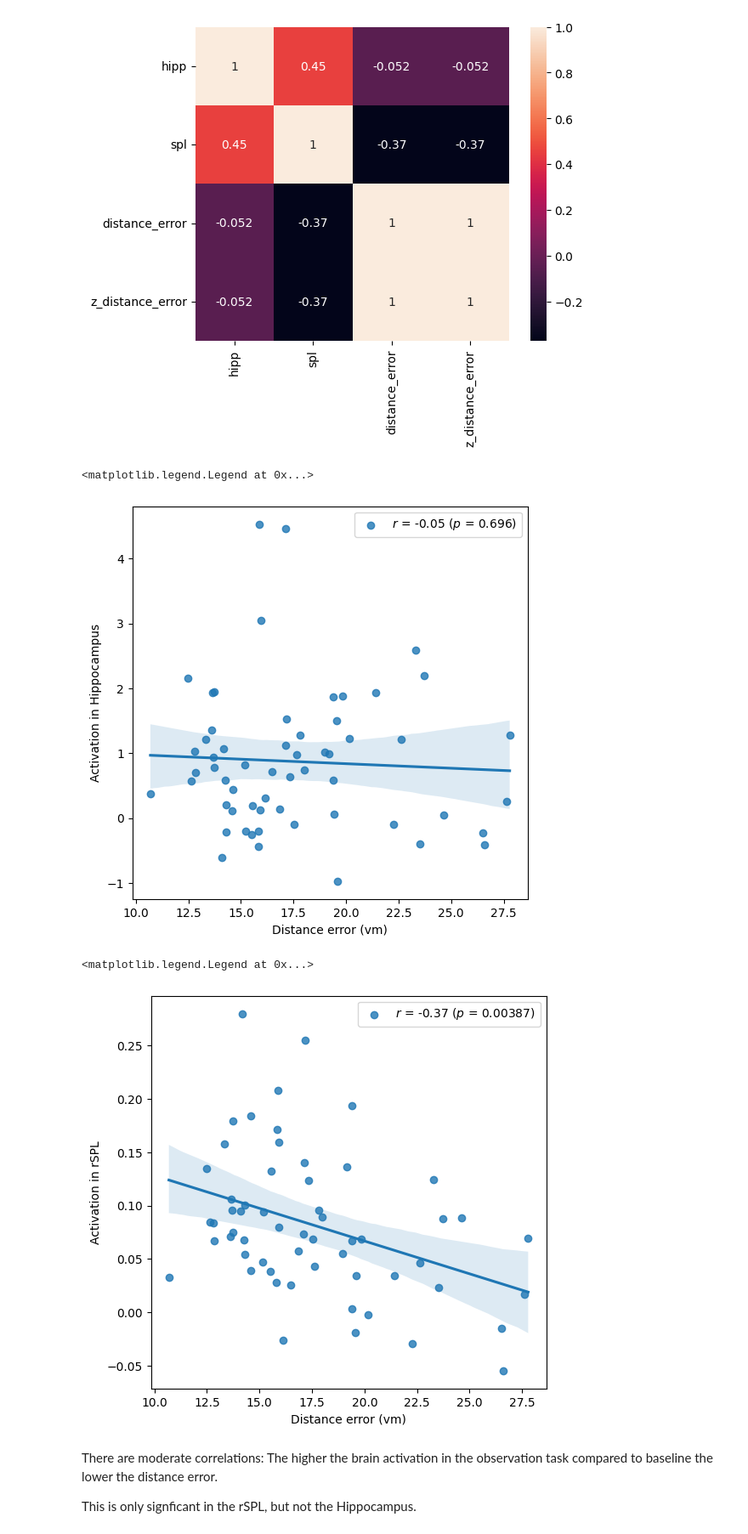
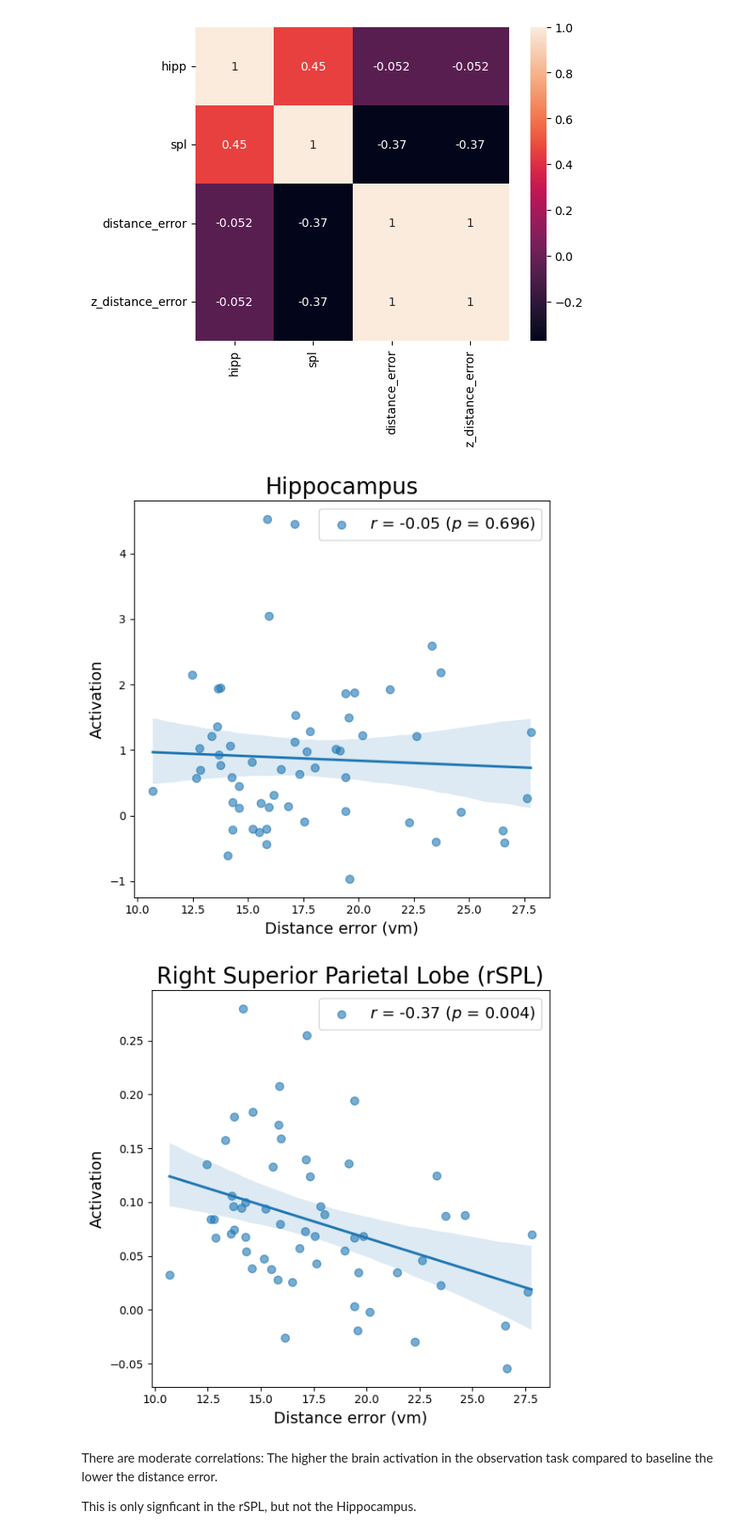
Before and after one commit to dominikpegler/tewa2-neuroimaging, a Jupyter notebook: assignments/group/Group assignment.ipynb, the cells around one changed output. Shown at 85% size. Drawn from its saved outputs; the diff is of its cells as text; code cells hidden in the pictures.

```diff
--- a/assignments/group/Group assignment.ipynb
+++ b/assignments/group/Group assignment.ipynb
@@ -1071,28 +981,46 @@ sns.regplot(
     data=dist_err,
     x="distance_error",
     y="hipp",
-    label=f"$r$ = {corr_r_hipp:.2f} ($p$ = {corr_p_hipp:.3g})",
+    label=f"$r$ = {corr_r_hipp:.2f} ($p$ = {corr_p_hipp:.3f})",
+    scatter_kws=dict(s=50, alpha=0.6),
 )
-plt.ylabel("Activation in Hippocampus")
-plt.xlabel("Distance error (vm)")
-plt.legend()
+plt.ylabel("Activation", fontsize=14)
+plt.xlabel("Distance error (vm)", fontsize=14)
+plt.title("Hippocampus", fontsize=20)
+plt.legend(fontsize=14)
+plt.tight_layout()
+plt.savefig(
+    "figure_hipp_perf.png",
+    dpi=200,
+    transparent=True,
+    facecolor="white",
+    edgecolor="black",
+)
 # %% [output]
-<matplotlib.legend.Legend at 0x...>
-[figure, old version]
+[figure, new version]
 # %%
-plt.figure(figsize=(6, 6))
+fig = plt.figure(figsize=(6, 6))
 sns.regplot(
     data=dist_err,
     x="distance_error",
     y="spl",
-    label=f"$r$ = {corr_r_spl:.2f} ($p$ = {corr_p_spl:.3g})",
+    label=f"$r$ = {corr_r_spl:.2f} ($p$ = {corr_p_spl:.3f})",
+    scatter_kws=dict(s=50, alpha=0.6),
 )
-plt.ylabel("Activation in rSPL")
-plt.xlabel("Distance error (vm)")
-plt.legend()
+plt.ylabel("Activation", fontsize=14)
+plt.xlabel("Distance error (vm)", fontsize=14)
+plt.title("Right Superior Parietal Lobe (rSPL)", fontsize=20)
+plt.legend(fontsize=14)
+fig.tight_layout()
+fig.savefig(
+    "figure_rspl_perf.png",
+    dpi=200,
+    transparent=True,
+    facecolor="white",
+    edgecolor="black",
+)
 # %% [output]
-<matplotlib.legend.Legend at 0x...>
-[figure, old version]
+[figure, new version]
 # %% [markdown]
 There are moderate correlations: The higher the brain activation in the observation task compared to baseline the lower the distance error.
 
```
Also changed, not shown: parts of 5 cells of this notebook.
